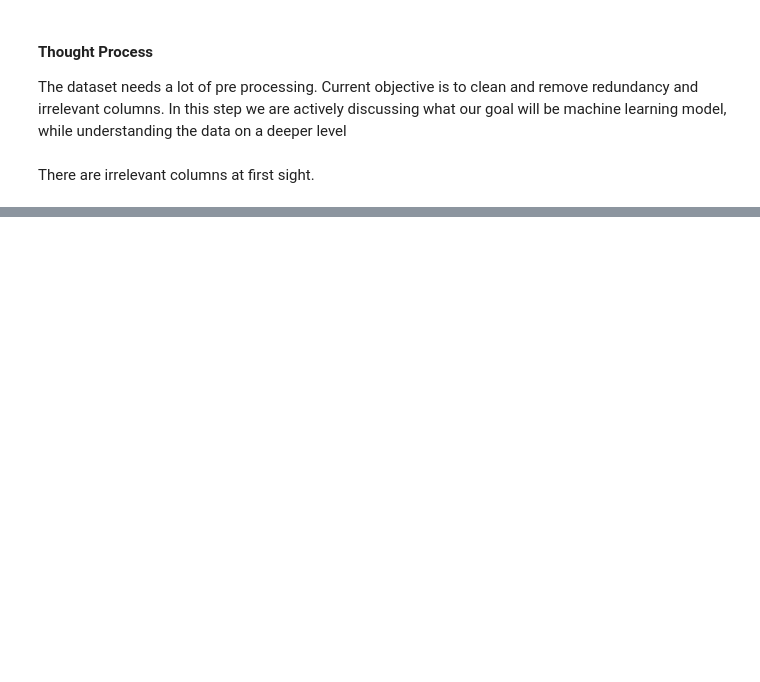
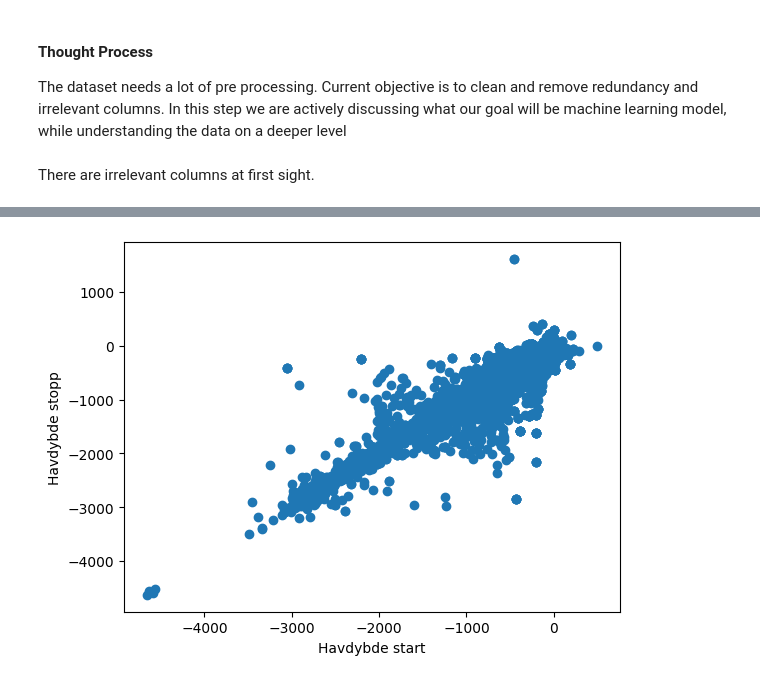
Before and after one commit to Pzorster/INFO284pzor, a Jupyter notebook: project.ipynb, the cells around one changed output, grey strips where cells are left out. Drawn from its saved outputs; the diff is of its cells as text; code cells hidden in the pictures; blank space fills up the shorter version.

```diff
--- a/project.ipynb
+++ b/project.ipynb
@@ -29,11 +29,9 @@ scikit-learn version: 1.2.2
 #### Importing the dataset
 # %%
 import pandas as pd
-filePath = '/content/sample_data/elektronisk-rapportering-ers-2018-fangstmelding-dca-simple.csv'
-
+filePath = 'elektronisk-rapportering-ers-2018-fangstmelding-dca-simple.csv'
+#keep in mind that the file is encoded in UTF-8, so it will only work if you have the correct version of pandas.
 df = pd.read_csv(filePath, encoding="UTF-8" , delimiter=";")
-df.head()
-#df.info()
-#uniqueValues = df["Art - FDIR"].unique()
-#print(uniqueValues)
+df.info()
+df.count()
 # %% [output]
@@ -43,25 +74,9 @@ UnicodeDecodeError: 'utf-8' codec can't decode byte 0xe5 in position 154: invali
 The dataset needs a lot of pre processing. Current objective is to clean and remove redundancy and irrelevant columns. In this step we are actively discussing what our goal will be machine learning model, while understanding the data on a deeper level
 # %% [markdown]
 There are irrelevant columns at first sight.
-# %%
-df.drop(["Melding ID",
-        "Meldingstidspunkt",
-        "Meldingsdato",
-        "Meldingsklokkeslett",
-        "Starttidspunkt",
-        "Startdato",
-        "Startklokkeslett",
-        "Startposisjon bredde",
-        "Startposisjon lengde",
-        "Fangstår",
-        "Hovedområde start (kode)",
-         "Lokasjon start (kode)",
-         "Art - gruppe (kode)"
-
-         ], axis=1 , inplace=True)
-
-
-df.head()
-#compare = df["Art FAO (kode)"] = df ["Art FAO"]
-#print(compare)
-len(df['Lengdegruppe'])-len(df['Lengdegruppe'].drop_duplicates())
+# %%
+#excluding all columns except for Art - gruppe','Havdybde start','Havdybde stopp','Rundvekt','Hovedområde start','Hovedområde stopp'
+df = df[['Art - gruppe','Havdybde start','Havdybde stopp','Rundvekt','Hovedområde start','Hovedområde stopp', "Bruttotonnasje 1969", "Art - FDIR", "Redskap FDIR"]]
+df.dropna(inplace=True)
+df.info()
+#arguably there are way too many columns. Starting to remove some of them with openess to add them in back later if relevant.
@@ -67,0 +148,9 @@ len(df['Lengdegruppe'])-len(df['Lengdegruppe'].drop_duplicates())
+# %%
+import matplotlib.pyplot as plt
+plt.scatter(df['Havdybde start'], df['Havdybde stopp'])
+plt.xlabel('Havdybde start')
+plt.ylabel('Havdybde stopp')
+plt.show()
+#there are anomalies in this set that seems off regarding the depth of where the fishing boats start and stop. This needs further investigation on the specific datapoints.
+# %% [output]
+[figure, added]
```
Also changed, not shown: parts of 8 cells of this notebook.
